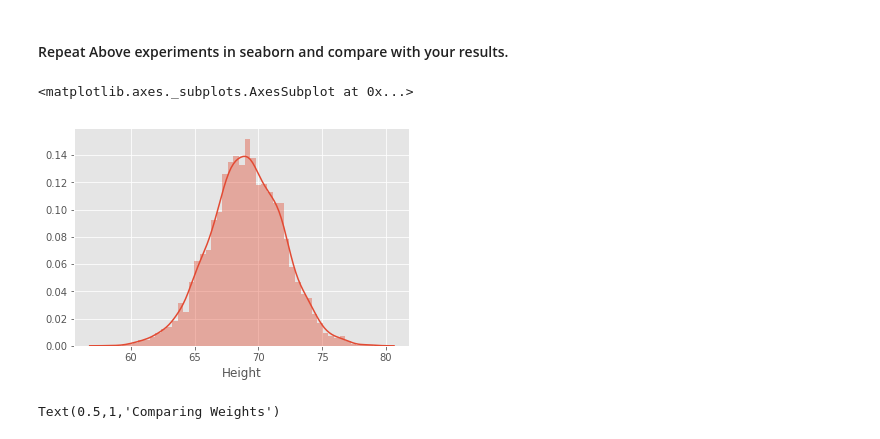
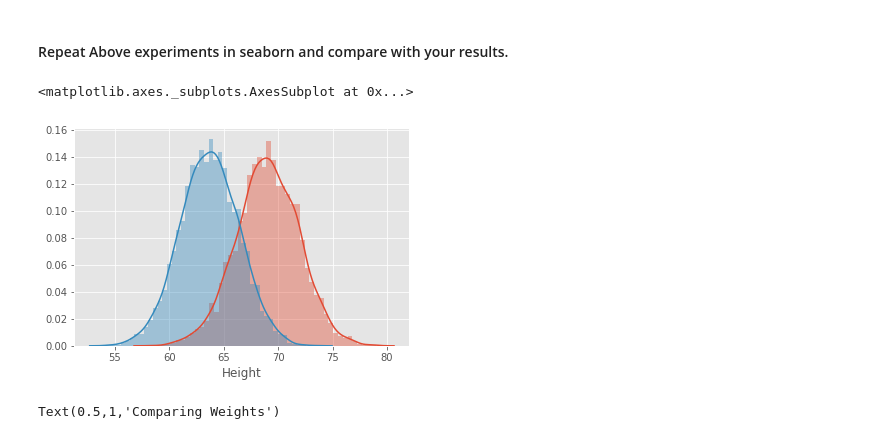
Before and after one commit to AustinKrause/dsc-1-09-11-the-probability-density-function-lab-nyc-ds-career-031119, a Jupyter notebook: index.ipynb, the cells around one changed output. Cells and saved outputs as stored; diff of their text form; code cells hidden in the pictures.

```diff
--- a/index.ipynb
+++ b/index.ipynb
@@ -151,9 +151,11 @@ The 'normed' kwarg was deprecated in Matplotlib 2.1 and will be removed in 3.1.
 # %%
 import seaborn as sns
 sns.distplot(male_df.Height)
+sns.distplot(female_df.Height)
+plt.title
 # %% [output]
 <matplotlib.axes._subplots.AxesSubplot at 0x...>
-[figure, old version]
+[figure, new version]
 # %%
 # %% [output]
 Text(0.5,1,'Comparing Weights')
```
